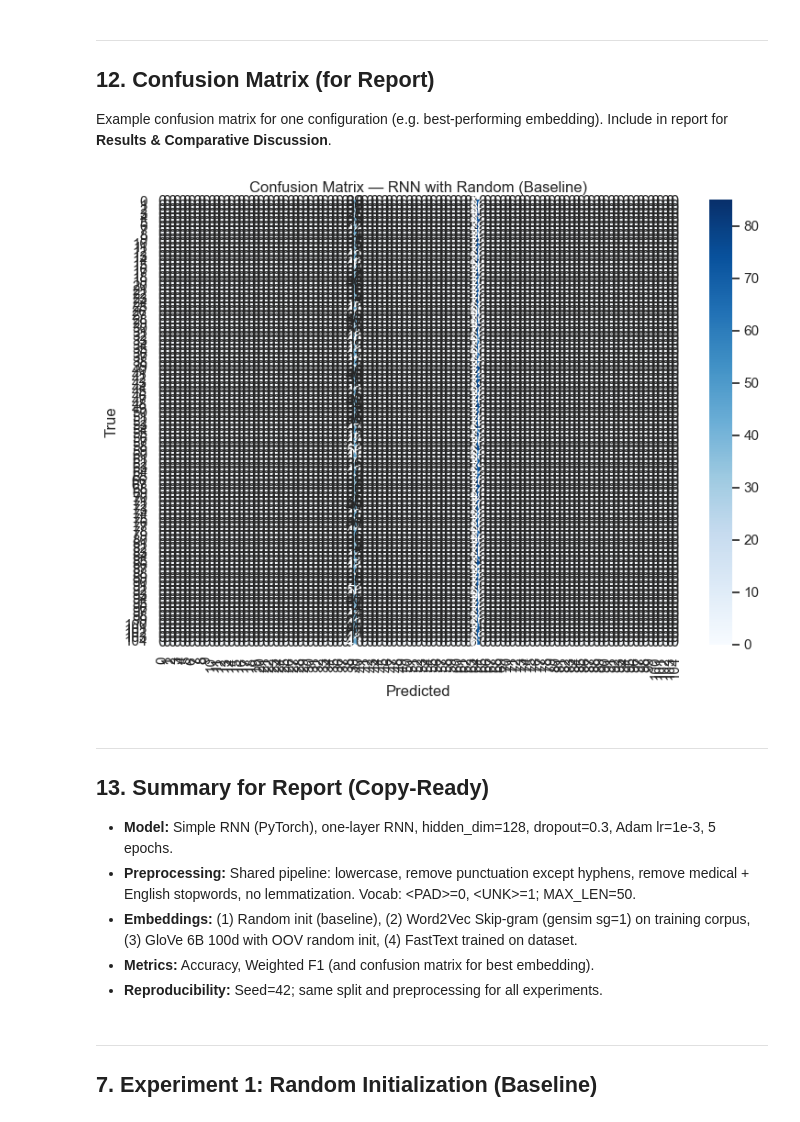
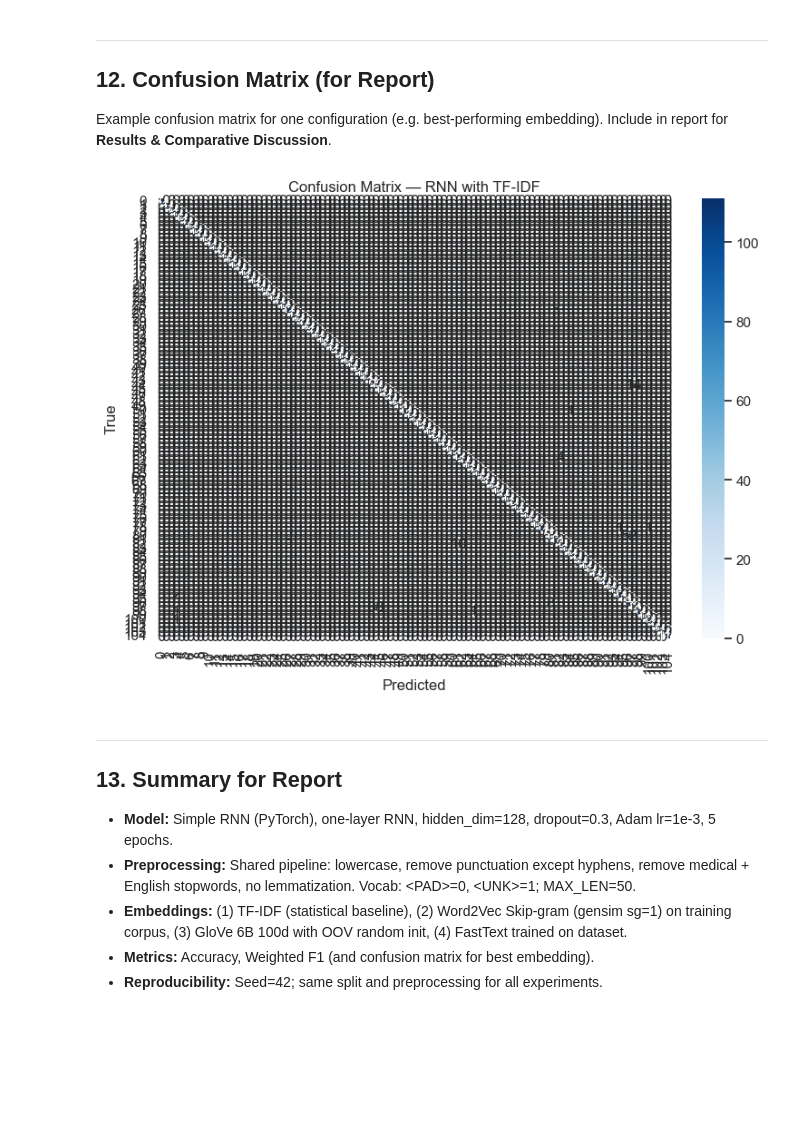
Before and after one commit to elyse003/Formative2_Medical_Text_Classification, a Jupyter notebook: notebooks/03_theodora_rnn.ipynb, the cells around one changed output. Drawn from its saved outputs; the diff is of its cells as text; code cells hidden in the pictures; blank space fills up the shorter version.

```diff
--- a/notebooks/03_theodora_rnn.ipynb
+++ b/notebooks/03_theodora_rnn.ipynb
@@ -912,6 +943,6 @@ if emb_glove is not None:
     print(f"  Weighted F1: {f1_glove:.4f}")
     print(f"{'='*60}\n")
 else:
-    acc_glove, f1_glove = acc_rand, f1_rand
-    print("GloVe skipped (no file); using baseline values for table.")
+    acc_glove, f1_glove = acc_tfidf, f1_tfidf
+    print("GloVe skipped (no file); using TF-IDF values for table.")
 # %% [output]
@@ -984,11 +1018,11 @@ FastText — Final Results:
 
 **Deliverables:** Pandas DataFrame comparing **Accuracy** and **Weighted F1** across all four experiments; plot for the report. Use these for **Experiment Tables** and **Results & Comparative Discussion** in the rubric.
 # %%
-# Table 1: RNN with different embeddings (for report)
+# Table 1: RNN with different embeddings (for report) — includes TF-IDF per rubric
 results = pd.DataFrame({
-    "Embedding": ["Random (Baseline)", "Word2Vec (Skip-gram)", "GloVe", "FastText"],
-    "Accuracy": [acc_rand, acc_w2v, acc_glove, acc_ft],
-    "Weighted F1": [f1_rand, f1_w2v, f1_glove, f1_ft],
+    "Embedding": ["TF-IDF", "Word2Vec (Skip-gram)", "GloVe", "FastText"],
+    "Accuracy": [acc_tfidf, acc_w2v, acc_glove, acc_ft],
+    "Weighted F1": [f1_tfidf, f1_w2v, f1_glove, f1_ft],
 })
 results
 # %% [output]
@@ -1047,39 +1080,40 @@ Example confusion matrix for one configuration (e.g. best-performing embedding).
 # %%
 # Re-run best model (e.g. max F1) to get predictions for confusion matrix
 best_name = results.loc[results["Weighted F1"].idxmax(), "Embedding"]
-best_emb = {"Random (Baseline)": None, "Word2Vec (Skip-gram)": emb_w2v, "GloVe": emb_glove if emb_glove is not None else None, "FastText": emb_ft}[best_name]
-if best_emb is None:
-    best_emb = None
+best_emb = {"TF-IDF": None, "Word2Vec (Skip-gram)": emb_w2v, "GloVe": emb_glove if emb_glove is not None else None, "FastText": emb_ft}[best_name]
 set_seed()
-model_cm = MedicalRNN(vocab_size, EMBED_DIM, HIDDEN_DIM, num_classes, embedding_matrix=best_emb).to(device)
-optimizer_cm = torch.optim.Adam(model_cm.parameters(), lr=LR)
-for _ in range(NUM_EPOCHS):
-    train_epoch(model_cm, train_loader, nn.CrossEntropyLoss(), optimizer_cm)
-preds_cm = []
-model_cm.eval()
-with torch.no_grad():
-    for X_b, _ in test_loader:
-        preds_cm.extend(model_cm(X_b.to(device)).argmax(1).cpu().numpy())
+if best_name == "TF-IDF":
+    model_tfidf.eval()
+    preds_cm = []
+    with torch.no_grad():
+        for X_b, _ in test_loader_tfidf:
+            preds_cm.extend(model_tfidf(X_b.to(device)).argmax(1).cpu().numpy())
+else:
+    model_cm = MedicalRNN(vocab_size, EMBED_DIM, HIDDEN_DIM, num_classes, embedding_matrix=best_emb).to(device)
+    optimizer_cm = torch.optim.Adam(model_cm.parameters(), lr=LR)
+    for _ in range(NUM_EPOCHS):
+        train_epoch(model_cm, train_loader, nn.CrossEntropyLoss(), optimizer_cm)
+    preds_cm = []
+    model_cm.eval()
+    with torch.no_grad():
+        for X_b, _ in test_loader:
+            preds_cm.extend(model_cm(X_b.to(device)).argmax(1).cpu().numpy())
 cm = confusion_matrix(y_test, preds_cm)
 plt.figure(figsize=(8, 6))
 sns.heatmap(cm, xticklabels=unique_labels, yticklabels=unique_labels, annot=True, fmt="d", cmap="Blues")
 plt.title(f"Confusion Matrix — RNN with {best_name}")
 plt.ylabel("True")
 plt.xlabel("Predicted")
 plt.tight_layout()
-plt.savefig("data/confusion_matrix.png", dpi=150, bbox_inches="tight")
 plt.show()
 # %% [output]
-[figure, old version]
+[figure, new version]
 # %% [markdown]
 ---
-## 13. Summary for Report (Copy-Ready)
+## 13. Summary for Report
 
 - **Model:** Simple RNN (PyTorch), one-layer RNN, hidden_dim=128, dropout=0.3, Adam lr=1e-3, 5 epochs.
 - **Preprocessing:** Shared pipeline: lowercase, remove punctuation except hyphens, remove medical + English stopwords, no lemmatization. Vocab: &lt;PAD&gt;=0, &lt;UNK&gt;=1; MAX_LEN=50.
-- **Embeddings:** (1) Random init (baseline), (2) Word2Vec Skip-gram (gensim sg=1) on training corpus, (3) GloVe 6B 100d with OOV random init, (4) FastText trained on dataset.
+- **Embeddings:** (1) TF-IDF (statistical baseline), (2) Word2Vec Skip-gram (gensim sg=1) on training corpus, (3) GloVe 6B 100d with OOV random init, (4) FastText trained on dataset.
 - **Metrics:** Accuracy, Weighted F1 (and confusion matrix for best embedding).
 - **Reproducibility:** Seed=42; same split and preprocessing for all experiments.
-# %% [markdown]
----
-## 7. Experiment 1: Random Initialization (Baseline)
```
Also changed, not shown: parts of 15 cells of this notebook, 7 other files.
